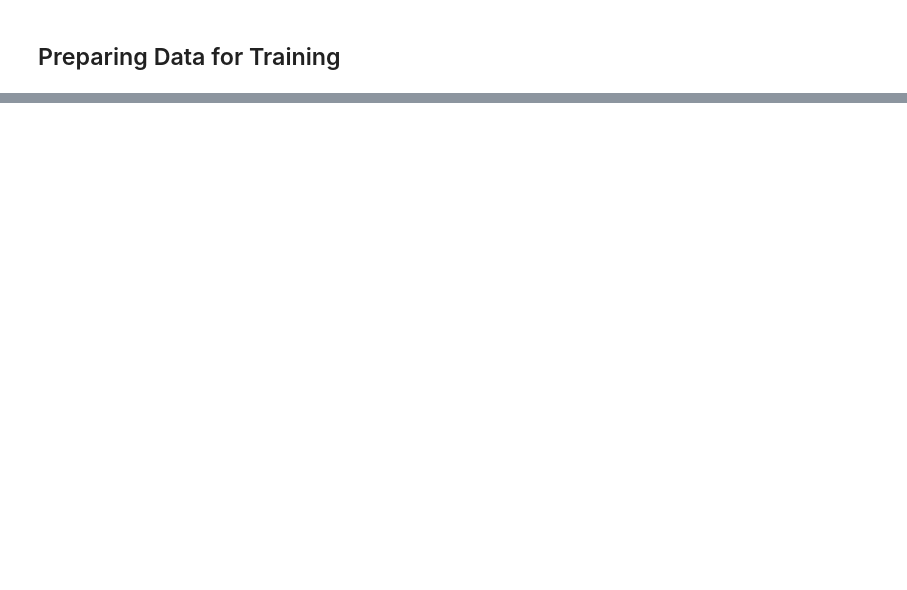
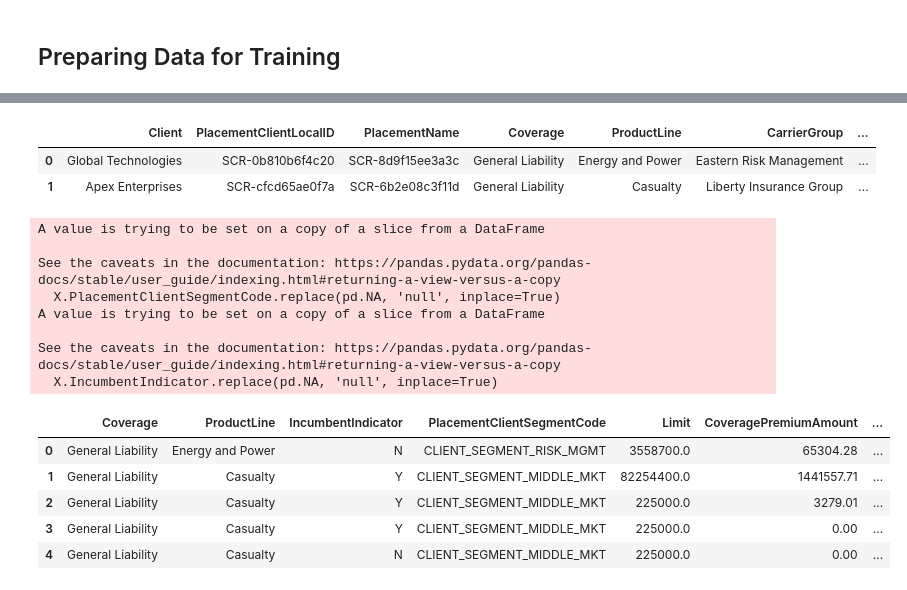
Before and after one commit to TejMeruva/ApexRenew, a Jupyter notebook: models/churn_predictor.ipynb, the cells around one changed output, grey strips where cells are left out. Drawn from its saved outputs; the diff is of its cells as text; code cells hidden in the pictures; blank space fills up the shorter version.

Commit message:
completed the integration of provided data

```diff
--- a/models/churn_predictor.ipynb
+++ b/models/churn_predictor.ipynb
@@ -63,0 +94,6 @@ data['_CarrierResponseTime'] = (data.ResponseReceivedDate - data.SubmissionSentD
+# %%
+clients = fracPlacementsRenewedByClient.index.unique()
+data['_FracPlacementsRenewedByClient'] = pd.Series([0. for _ in range(data.shape[0])], dtype='float')
+for client in clients:
+    clientMask = (data.PlacementClientLocalID == client)
+    data.loc[clientMask, '_FracPlacementsRenewedByClient'] = fracPlacementsRenewedByClient[client]
@@ -63,0 +102,13 @@ data['_CarrierResponseTime'] = (data.ResponseReceivedDate - data.SubmissionSentD
+# %%
+def fracRenewed(group):
+    x = group[group == 'N'].size
+    y = group.size
+    return x/(x+y)
+
+fracPlacementsRenewedByCarrier = data.groupby(['CarrierGroupLocalID'])['_ChurnStatus'].agg(fracRenewed)
+# %%
+carriers = fracPlacementsRenewedByCarrier.index.unique()
+data['_FracPlacementsRenewedByCarrier'] = pd.Series([0. for _ in range(data.shape[0])], dtype='float')
+for carrier in carriers:
+    carrierMask = (data.CarrierGroupLocalID == carrier)
+    data.loc[carrierMask, '_FracPlacementsRenewedByCarrier'] = fracPlacementsRenewedByCarrier[carrier]
@@ -83,0 +126,53 @@ Name: count, dtype: int64
+# %%
+data.head(2)
+# %% [output]
+|  | Client | PlacementClientLocalID | PlacementName | Coverage | ProductLine | CarrierGroup | ... |
+| 0 | Global Technologies | SCR-0b810b6f4c20 | SCR-8d9f15ee3a3c | General Liability | Energy and Power | Eastern Risk Management | ... |
+| 1 | Apex Enterprises | SCR-cfcd65ae0f7a | SCR-6b2e08c3f11d | General Liability | Casualty | Liberty Insurance Group | ... |
+# %%
+X = data[[
+    # 'Client',
+    # 'PlacementClientLocalID',
+    # 'PlacementName',
+    'Coverage',
+    'ProductLine',
+    #    'CarrierGroup',
+    # 'PlacementCreatedDate/Time',
+    #    'PlacementCreatedBy',
+        # 'PlacementCreatedBy_ID', 'ResponseReceivedDate',
+    #    'PlacementSpecialist',
+    #    'PlacementRenewingStatus', 'PlacementStatus',
+    #    'DeclinationReason', 'PlacementId', 'PlacementEffectiveDate',
+    #    'PlacementExpiryDate',
+       'IncumbentIndicator',
+    #    'ParticipationStatusCode',
+       'PlacementClientSegmentCode',
+    #    'PlacementRenewingStatusCode',
+       'Limit',
+       'CoveragePremiumAmount', 'TriaPremium', 'TotalPremium', 'Comission%',
+       'ComissionAmount',
+      #  'ParticipationPercentage',
+    #    'CarrierGroupLocalID',
+    #    'ProductionCode', 'SubmissionSentDate', 'ProgramProductLocalCodeText',
+       'ApproachNonAdmittedMarketIndicator',
+    #    'CarrierIntegration',
+       '_DaysToExpiry', '_CarrierResponseTime',
+       '_FracPlacementsRenewedByClient', '_FracPlacementsRenewedByCarrier']]
+X.PlacementClientSegmentCode.replace(pd.NA, 'null', inplace=True)
+X.IncumbentIndicator.replace(pd.NA, 'null', inplace=True)
+X.head()
+# %% [output]
+A value is trying to be set on a copy of a slice from a DataFrame
+
+See the caveats in the documentation: https://pandas.pydata.org/pandas-docs/stable/user_guide/indexing.html#returning-a-view-versus-a-copy
+  X.PlacementClientSegmentCode.replace(pd.NA, 'null', inplace=True)
+A value is trying to be set on a copy of a slice from a DataFrame
+
+See the caveats in the documentation: https://pandas.pydata.org/pandas-docs/stable/user_guide/indexing.html#returning-a-view-versus-a-copy
+  X.IncumbentIndicator.replace(pd.NA, 'null', inplace=True)
+|  | Coverage | ProductLine | IncumbentIndicator | PlacementClientSegmentCode | Limit | CoveragePremiumAmount | ... |
+| 0 | General Liability | Energy and Power | N | CLIENT_SEGMENT_RISK_MGMT | 3558700.0 | 65304.28 | ... |
+| 1 | General Liability | Casualty | Y | CLIENT_SEGMENT_MIDDLE_MKT | 82254400.0 | 1441557.71 | ... |
+| 2 | General Liability | Casualty | Y | CLIENT_SEGMENT_MIDDLE_MKT | 225000.0 | 3279.01 | ... |
+| 3 | General Liability | Casualty | Y | CLIENT_SEGMENT_MIDDLE_MKT | 225000.0 | 0.00 | ... |
+| 4 | General Liability | Casualty | N | CLIENT_SEGMENT_MIDDLE_MKT | 225000.0 | 0.00 | ... |
```
Also changed, not shown: parts of 30 cells of this notebook, 10 other files.
